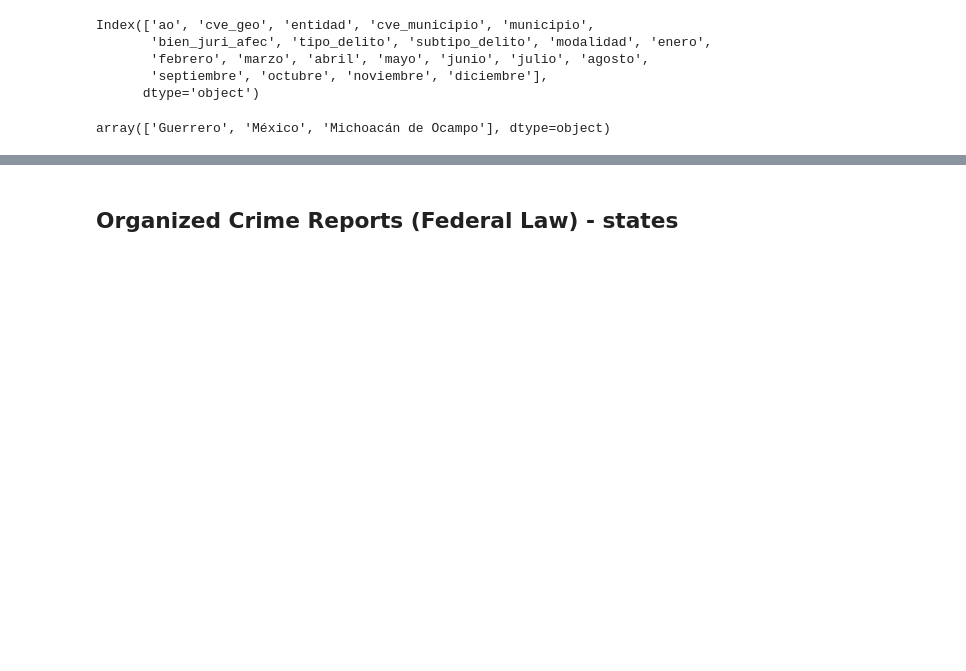
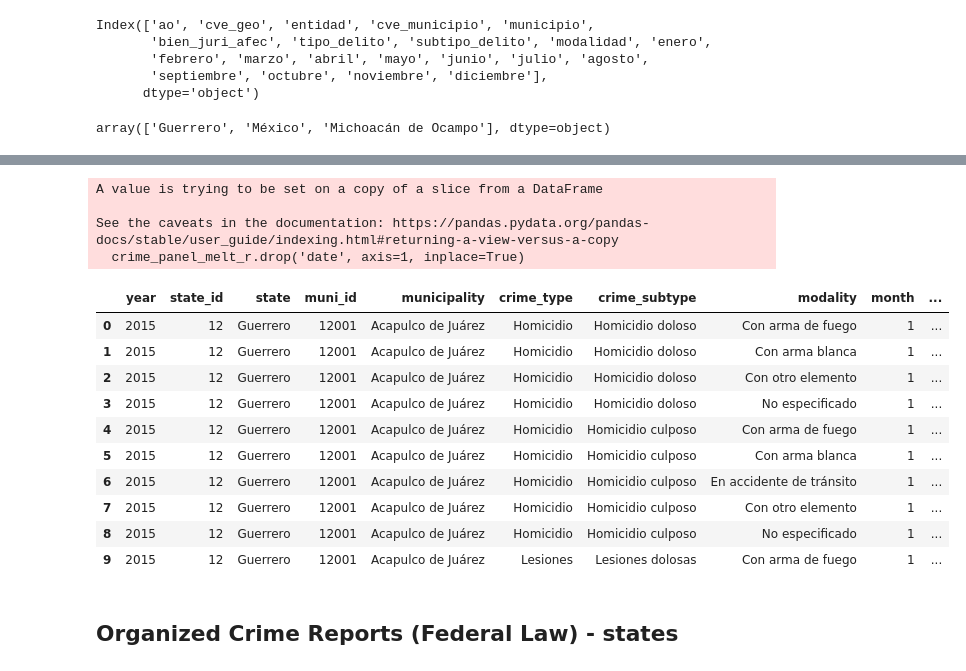
Before and after one commit to shani-alvarez/cgs-shadow-routes, a Jupyter notebook: notebooks/eda_crime_reports.ipynb, the cells around one changed output, grey strips where cells are left out. Cells and saved outputs as stored; diff of their text form; code cells hidden in the pictures; blank space fills up the shorter version.

Commit message:
updated notebook to create crime panel

```diff
--- a/notebooks/eda_crime_reports.ipynb
+++ b/notebooks/eda_crime_reports.ipynb
@@ -325,0 +359,7 @@ data_cm_melt.head()
+# %%
+crime_panel.rename(columns={'año': 'year', 'clave_ent': 'state_id', 'entidad': 'state', 'cve. municipio': 'muni_id', 'municipio': 'municipality',
+                            'tipo de delito': 'crime_type', 'subtipo de delito': 'crime_subtype', 'modalidad': 'modality',
+                            'enero': 1, 'febrero': 2, 'marzo': 3, 'abril': 4, 'mayo': 5, 'junio': 6, 'julio': 7, 'agosto': 8, 'septiembre': 9,
+                            'octubre': 10, 'noviembre': 11, 'diciembre': 12}, inplace=True)
+
+crime_panel.columns
@@ -325,0 +373,9 @@ data_cm_melt.head()
+# %%
+# Filters by the states of Michoacán, Guerrero and Mexico
+
+cve_geo_states = [12, 15, 16]
+
+crime_panel = crime_panel[crime_panel.state_id.isin(cve_geo_states)]
+print(crime_panel.state.unique())
+
+crime_panel.head()
@@ -325,0 +390,3 @@ data_cm_melt.head()
+# %%
+crime_panel_melt = pd.melt(crime_panel, id_vars=crime_panel.columns[:8], var_name='month', value_name='crime_count')
+crime_panel_melt.head()
@@ -325,0 +400,8 @@ data_cm_melt.head()
+# %%
+# Filters until october 2025
+crime_panel_melt['date'] = pd.to_datetime(dict(year=crime_panel_melt['year'], month=crime_panel_melt['month'], day=1))
+
+start = '2015-01-01'
+end   = '2025-10-01'
+crime_panel_melt_r = crime_panel_melt.loc[(crime_panel_melt['date'] >= start) & (crime_panel_melt['date'] <= end)]
+crime_panel_melt_r['date'].min(), crime_panel_melt_r['date'].max()
@@ -326,3 +410,22 @@ data_cm_melt.head()
+# %%
+crime_panel_melt_r.drop('date', axis=1, inplace=True)
+crime_panel_melt_r.head(10)
+# %% [output]
+A value is trying to be set on a copy of a slice from a DataFrame
+
+See the caveats in the documentation: https://pandas.pydata.org/pandas-docs/stable/user_guide/indexing.html#returning-a-view-versus-a-copy
+  crime_panel_melt_r.drop('date', axis=1, inplace=True)
+|  | year | state_id | state | muni_id | municipality | crime_type | crime_subtype | modality | month | ... |
+| 0 | 2015 | 12 | Guerrero | 12001 | Acapulco de Juárez | Homicidio | Homicidio doloso | Con arma de fuego | 1 | ... |
+| 1 | 2015 | 12 | Guerrero | 12001 | Acapulco de Juárez | Homicidio | Homicidio doloso | Con arma blanca | 1 | ... |
+| 2 | 2015 | 12 | Guerrero | 12001 | Acapulco de Juárez | Homicidio | Homicidio doloso | Con otro elemento | 1 | ... |
+| 3 | 2015 | 12 | Guerrero | 12001 | Acapulco de Juárez | Homicidio | Homicidio doloso | No especificado | 1 | ... |
+| 4 | 2015 | 12 | Guerrero | 12001 | Acapulco de Juárez | Homicidio | Homicidio culposo | Con arma de fuego | 1 | ... |
+| 5 | 2015 | 12 | Guerrero | 12001 | Acapulco de Juárez | Homicidio | Homicidio culposo | Con arma blanca | 1 | ... |
+| 6 | 2015 | 12 | Guerrero | 12001 | Acapulco de Juárez | Homicidio | Homicidio culposo | En accidente de tránsito | 1 | ... |
+| 7 | 2015 | 12 | Guerrero | 12001 | Acapulco de Juárez | Homicidio | Homicidio culposo | Con otro elemento | 1 | ... |
+| 8 | 2015 | 12 | Guerrero | 12001 | Acapulco de Juárez | Homicidio | Homicidio culposo | No especificado | 1 | ... |
+| 9 | 2015 | 12 | Guerrero | 12001 | Acapulco de Juárez | Lesiones | Lesiones dolosas | Con arma de fuego | 1 | ... |
 # %% [markdown]
 ## Organized Crime Reports (Federal Law) - states
 # %%
```
Also changed, not shown: parts of 30 cells of this notebook.
